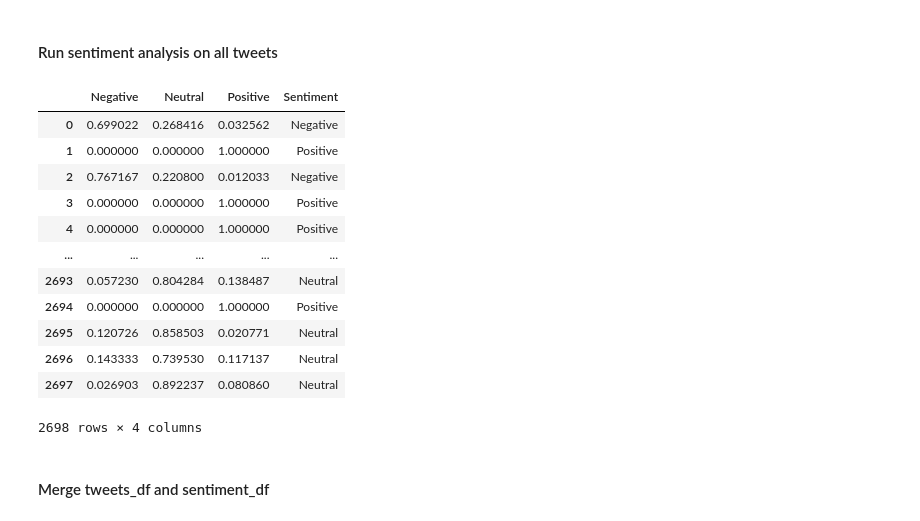
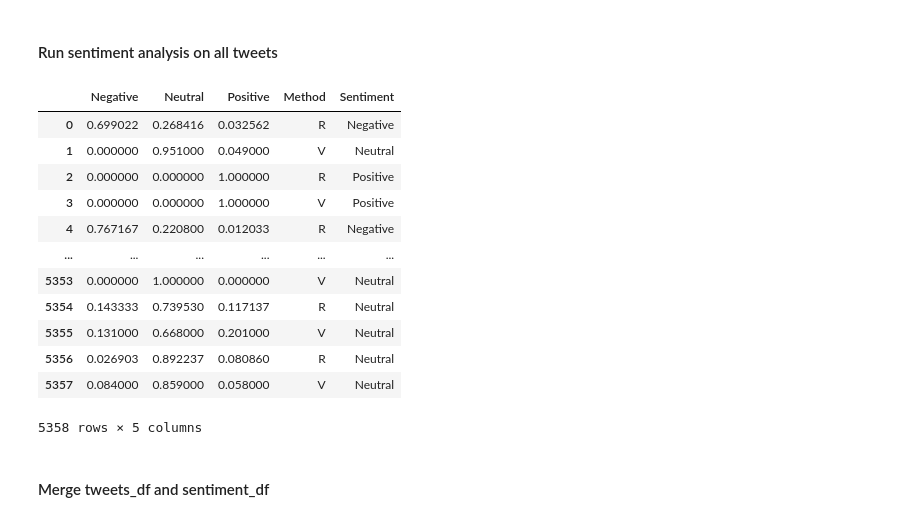
Before and after one commit to lbarrett24/CA-Election-Data-Challenge, a Jupyter notebook: Prop30_Twitter_SA.ipynb, the cells around one changed output. Drawn from its saved outputs; the diff is of its cells as text; code cells hidden in the pictures.

```diff
--- a/Prop30_Twitter_SA.ipynb
+++ b/Prop30_Twitter_SA.ipynb
@@ -81,57 +90,82 @@ def roberta(text: str):
     scores = softmax(scores)
     labels = config.id2label.values()
     scores_dict = dict(zip(labels, scores))
+
+    scores_dict['Method'] = 'R'
     return scores_dict
+# %%
+def vader(text: str):
+    text = preprocess(text)
+    scores = nltk_sia.polarity_scores(text)
+    scores.pop('compound')
+    scores = list(scores.values())
+
+    key_names = ['Negative', 'Neutral', 'Positive']
+    scores_dict = dict(zip(key_names, scores))
+    scores_dict['Method'] = 'V'
+    return scores_dict
 # %%
 def get_sentiment(scores):
+    method = scores.pop('Method')
     sentiment = max(scores, key = scores.get)
+    scores['Method'] = method
     return sentiment
 # %%
-def sentiment_analysis(text:str):
+def sentiment_analysis(text:str, method:str):
     '''
     First checks if tweet contains various phrases that result in a trivial sentiment determination.
     Otherwise, performs roBERTa sentiment analysis.
-    Returns a string defining the sentiment: 'Negative', 'Neutral', or 'Positive'.
-    Also returns a numpy array containing the probabilities of each sentiment.
+    Returns a dictionary containing the probabilities of each sentiment and the sentiment with the greatest probability.
     For our analysis, Yes = 'Positive' and No = 'Negative'.
     '''
+
     positive_regex = 'yeson.{0,5}(prop)?.?30|prop.?30.?yes'
     negative_regex = 'noon.{0,5}(prop)?.?30|prop.?30.?no'
 
     lower_text = text.lower()
     # contains positive phrases
     if bool(re.search(positive_regex, lower_text.replace(' ',''))):
-        sentiment_scores = {'Negative': 0, 'Neutral': 0, 'Positive': 1, 'Sentiment': 'Positive'}
+        sentiment_scores = {'Negative': 0, 'Neutral': 0, 'Positive': 1, 'Sentiment': 'Positive', 'Method': method}
     # contains negative phrases
     elif bool(re.search(negative_regex, lower_text.lower().replace(' ',''))):
-        sentiment_scores = {'Negative': 1, 'Neutral': 0, 'Positive': 0, 'Sentiment': 'Negative'}
+        sentiment_scores = {'Negative': 1, 'Neutral': 0, 'Positive': 0, 'Sentiment': 'Negative', 'Method': method}
     else:
-        sentiment_scores = roberta(text)
+        if method == 'R':
+            sentiment_scores = roberta(text)
+
+        elif method == 'V':
+            sentiment_scores = vader(text)
+        else:
+            return f'unknown model: {method}'
+
         sentiment = get_sentiment(sentiment_scores)
         sentiment_scores['Sentiment'] = sentiment
+
     return sentiment_scores
 # %% [markdown]
 #### Run sentiment analysis on all tweets
 # %%
 results = []
 for index, row in tweets_df.iterrows():
-    sentiment_scores = sentiment_analysis(row['Content'])
-    results.append((sentiment_scores))
+    sentiment_scores_roberta = sentiment_analysis(row['Content'], 'R')
+    sentiment_scores_vader = sentiment_analysis(row['Content'], 'V')
+    results.append(sentiment_scores_roberta)
+    results.append(sentiment_scores_vader)
 sentiment_df = pd.DataFrame(results)
 sentiment_df
 # %% [output]
-|  | Negative | Neutral | Positive | Sentiment |
-| 0 | 0.699022 | 0.268416 | 0.032562 | Negative |
-| 1 | 0.000000 | 0.000000 | 1.000000 | Positive |
-| 2 | 0.767167 | 0.220800 | 0.012033 | Negative |
-| 3 | 0.000000 | 0.000000 | 1.000000 | Positive |
-| 4 | 0.000000 | 0.000000 | 1.000000 | Positive |
-| ... | ... | ... | ... | ... |
-| 2693 | 0.057230 | 0.804284 | 0.138487 | Neutral |
-| 2694 | 0.000000 | 0.000000 | 1.000000 | Positive |
-| 2695 | 0.120726 | 0.858503 | 0.020771 | Neutral |
-| 2696 | 0.143333 | 0.739530 | 0.117137 | Neutral |
-| 2697 | 0.026903 | 0.892237 | 0.080860 | Neutral |
+|  | Negative | Neutral | Positive | Method | Sentiment |
+| 0 | 0.699022 | 0.268416 | 0.032562 | R | Negative |
+| 1 | 0.000000 | 0.951000 | 0.049000 | V | Neutral |
+| 2 | 0.000000 | 0.000000 | 1.000000 | R | Positive |
+| 3 | 0.000000 | 0.000000 | 1.000000 | V | Positive |
+| 4 | 0.767167 | 0.220800 | 0.012033 | R | Negative |
+| ... | ... | ... | ... | ... | ... |
+| 5353 | 0.000000 | 1.000000 | 0.000000 | V | Neutral |
+| 5354 | 0.143333 | 0.739530 | 0.117137 | R | Neutral |
+| 5355 | 0.131000 | 0.668000 | 0.201000 | V | Neutral |
+| 5356 | 0.026903 | 0.892237 | 0.080860 | R | Neutral |
+| 5357 | 0.084000 | 0.859000 | 0.058000 | V | Neutral |
-2698 rows × 4 columns
+5358 rows × 5 columns
 # %% [markdown]
 #### Merge tweets_df and sentiment_df
```
Also changed, not shown: parts of 15 cells of this notebook.
